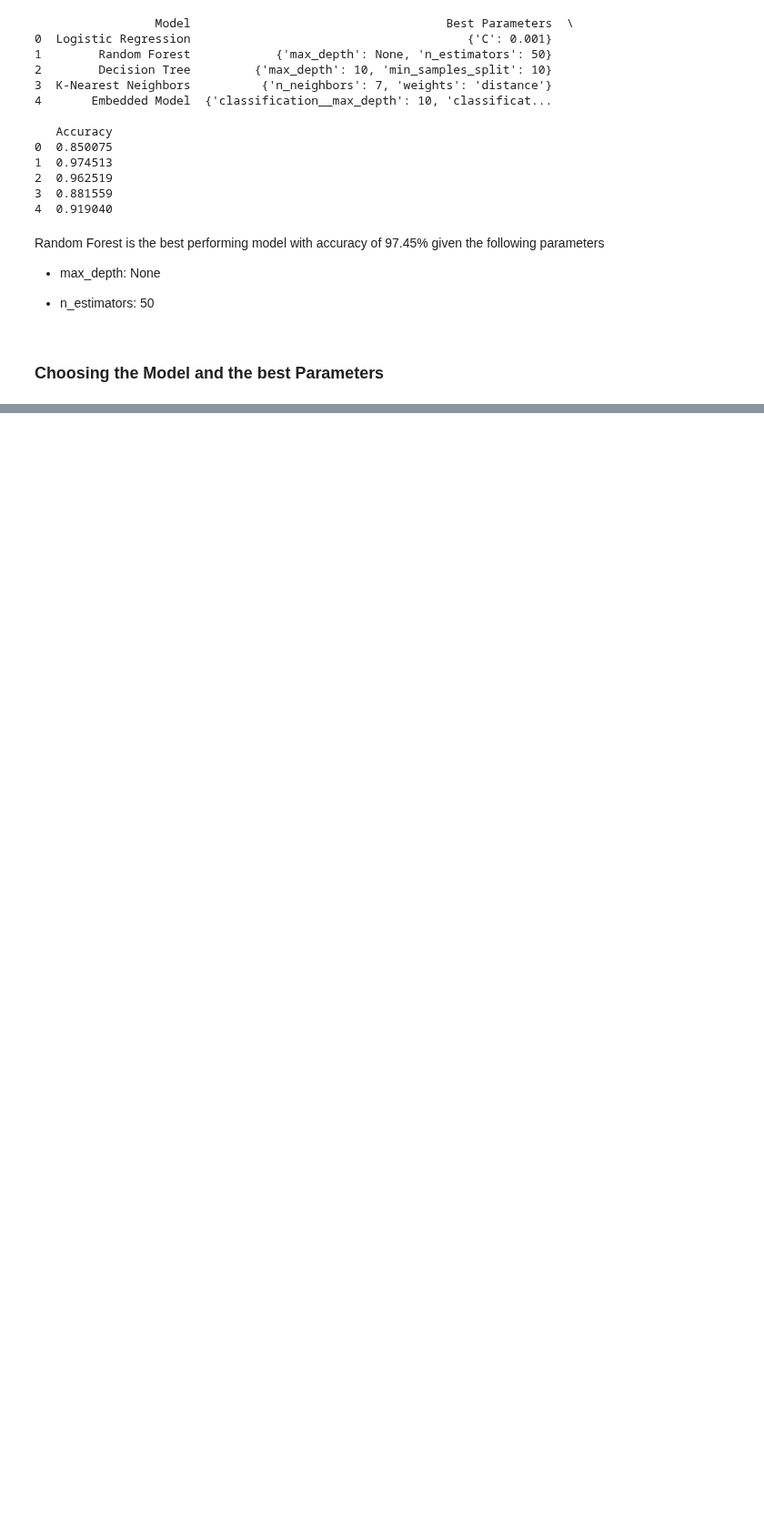
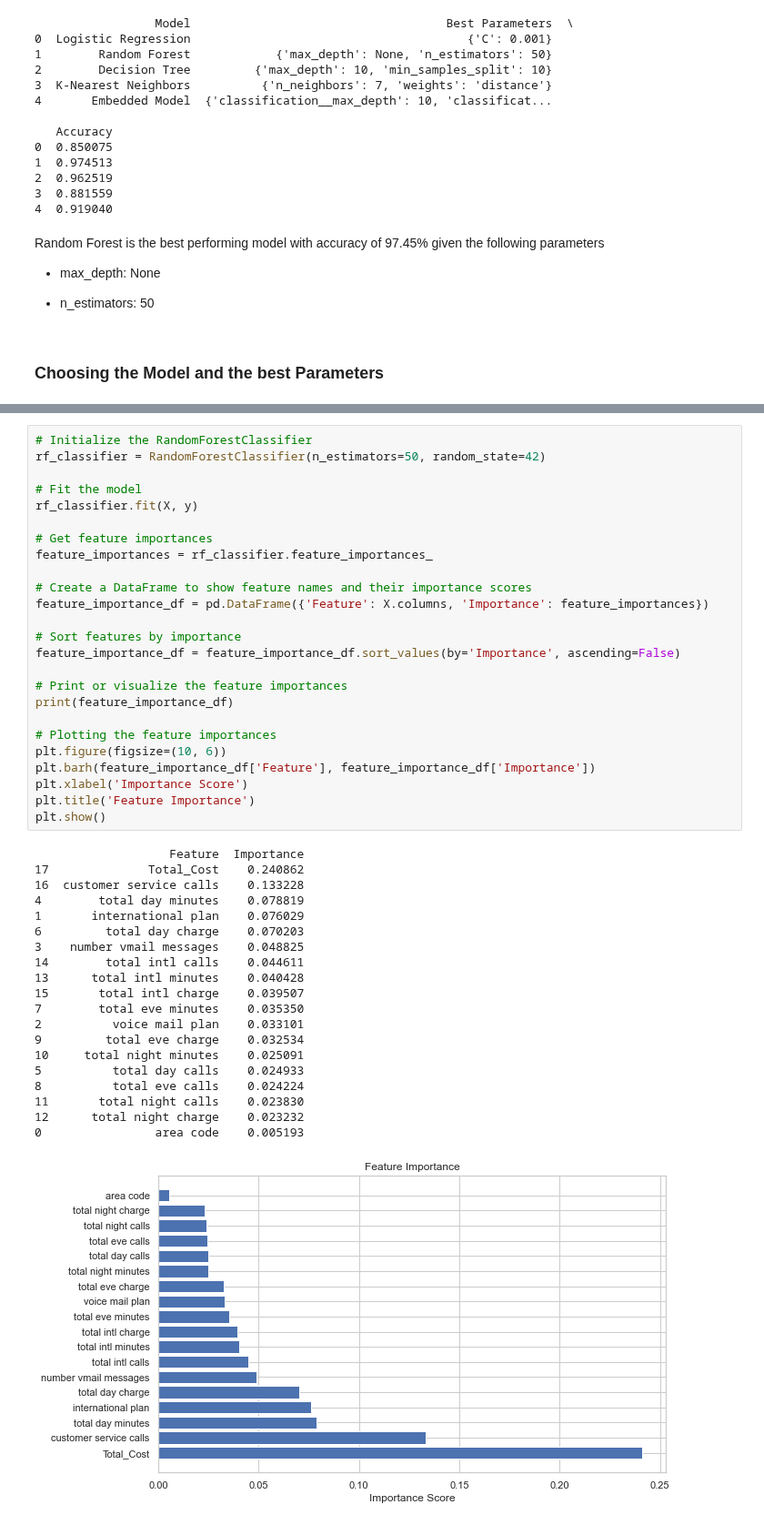
Before and after one commit to ThomasOkiwi/Phase-Three-Final-Project, a Jupyter notebook: index.ipynb, the cells around one changed output, grey strips where cells are left out. Shown at 91% size. Saved outputs shown, nothing was run; the diff lists cells and outputs as text; blank space fills up the shorter version.

Commit message:
Feature selection for modeling

```diff
--- a/index.ipynb
+++ b/index.ipynb
@@ -933,0 +903,46 @@ weighted avg       0.97      0.97      0.97       667
+# %%
+# Initialize the RandomForestClassifier
+rf_classifier = RandomForestClassifier(n_estimators=50, random_state=42)
+
+# Fit the model
+rf_classifier.fit(X, y)
+
+# Get feature importances
+feature_importances = rf_classifier.feature_importances_
+
+# Create a DataFrame to show feature names and their importance scores
+feature_importance_df = pd.DataFrame({'Feature': X.columns, 'Importance': feature_importances})
+
+# Sort features by importance
+feature_importance_df = feature_importance_df.sort_values(by='Importance', ascending=False)
+
+# Print or visualize the feature importances
+print(feature_importance_df)
+
+# Plotting the feature importances
+plt.figure(figsize=(10, 6))
+plt.barh(feature_importance_df['Feature'], feature_importance_df['Importance'])
+plt.xlabel('Importance Score')
+plt.title('Feature Importance')
+plt.show()
+# %% [output]
+                   Feature  Importance
+17              Total_Cost    0.240862
+16  customer service calls    0.133228
+4        total day minutes    0.078819
+1       international plan    0.076029
+6         total day charge    0.070203
+3    number vmail messages    0.048825
+14        total intl calls    0.044611
+13      total intl minutes    0.040428
+15       total intl charge    0.039507
+7        total eve minutes    0.035350
+2          voice mail plan    0.033101
+9         total eve charge    0.032534
+10     total night minutes    0.025091
+5          total day calls    0.024933
+8          total eve calls    0.024224
+11       total night calls    0.023830
+12      total night charge    0.023232
+0                area code    0.005193
+[figure, added]
```
Also changed, not shown: parts of 6 cells of this notebook.
